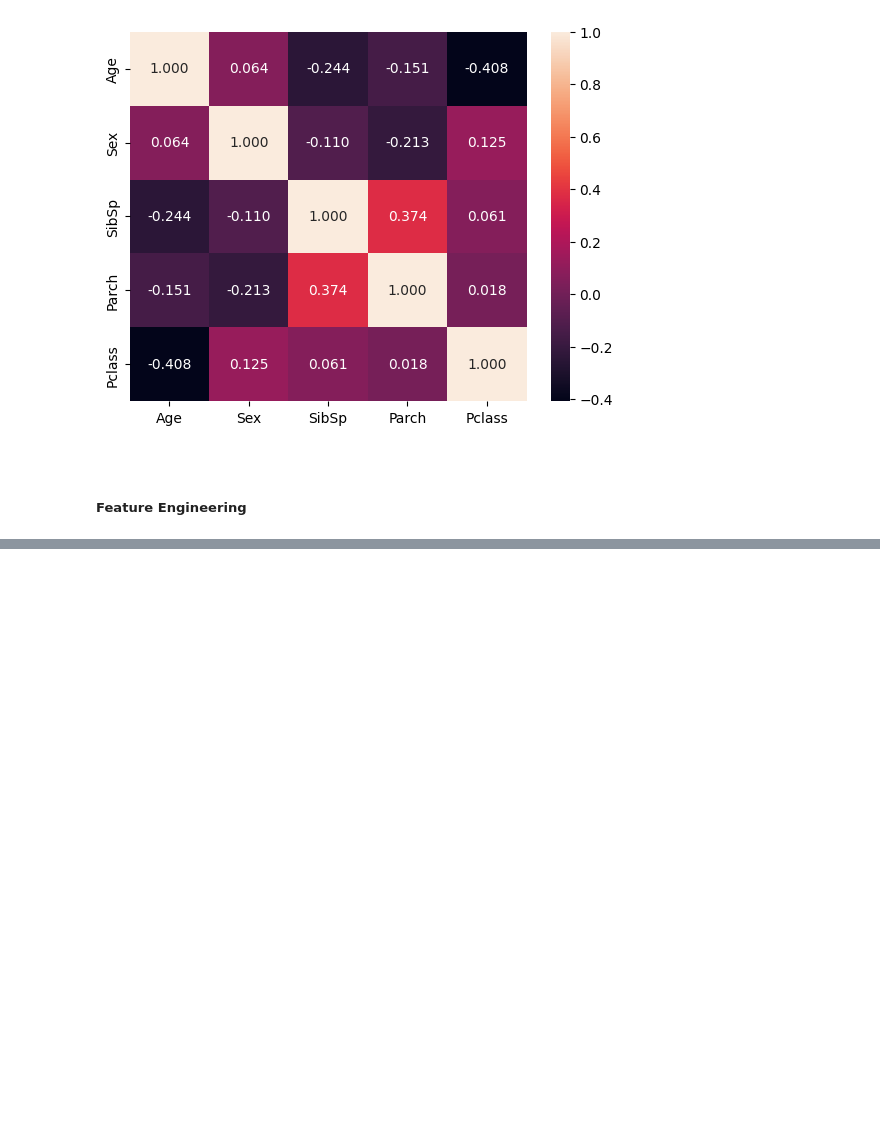
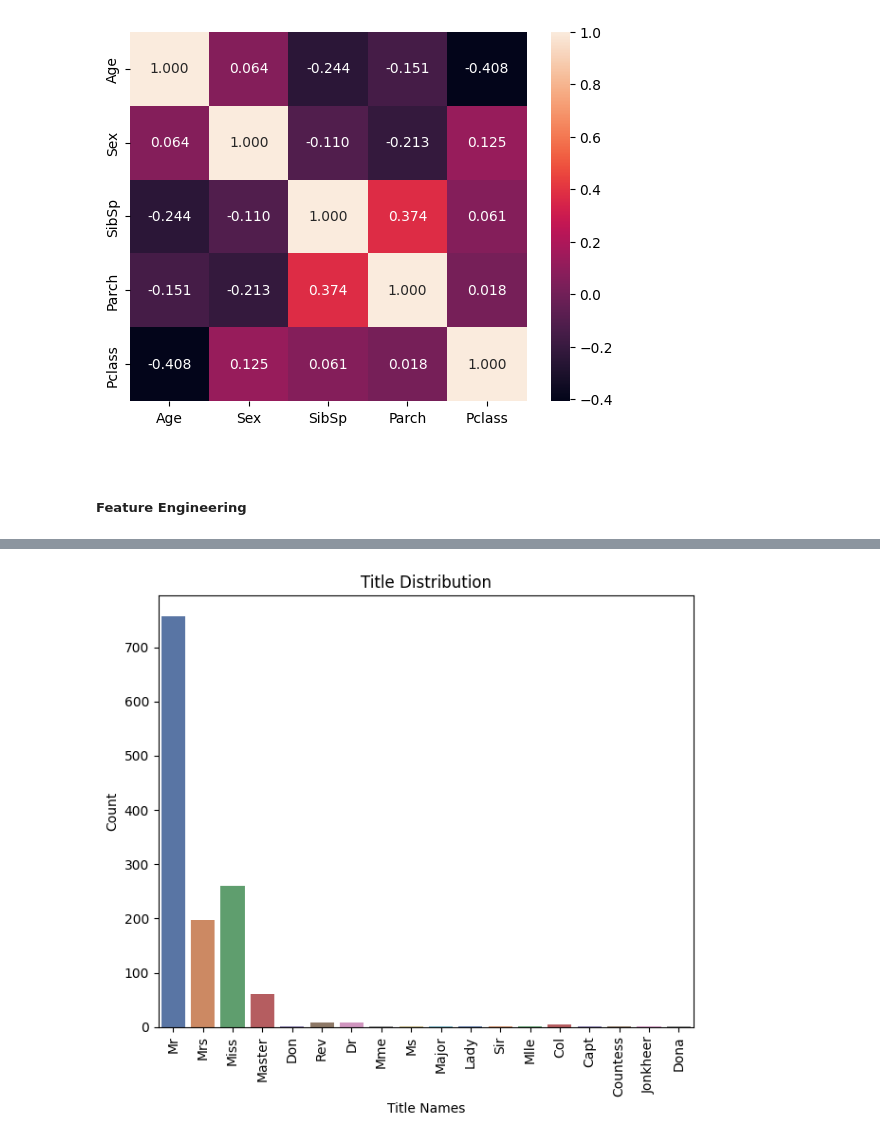
Before and after one commit to MertHasanAslan/titanic_ml, a Jupyter notebook: src/titanic_ml.ipynb, the cells around one changed output, grey strips where cells are left out. Drawn from its saved outputs; the diff is of its cells as text; code cells hidden in the pictures; blank space fills up the shorter version.

```diff
--- a/src/titanic_ml.ipynb
+++ b/src/titanic_ml.ipynb
@@ -569,0 +630,11 @@ for i in null_age_idx:
+# %%
+plt.figure(figsize=(6.5, 6.0))
+sns.countplot(data=full_df, x="Title", hue="Title", palette="deep")
+plt.title("Title Distribution")
+plt.xlabel("Title Names")
+plt.ylabel("Count")
+plt.xticks(rotation=90)
+plt.tight_layout()
+plt.show()
+# %% [output]
+[figure, added]
```
Also changed, not shown: parts of 9 cells of this notebook.
